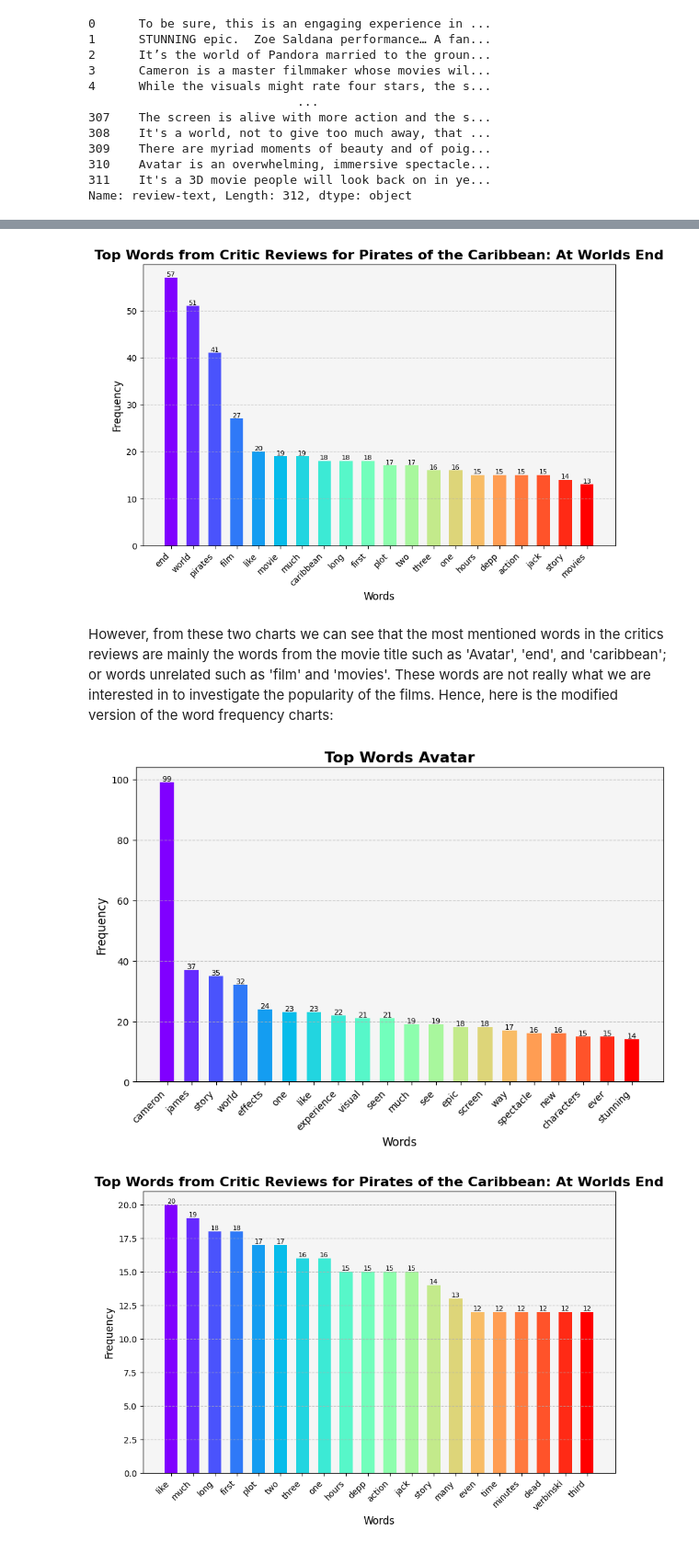
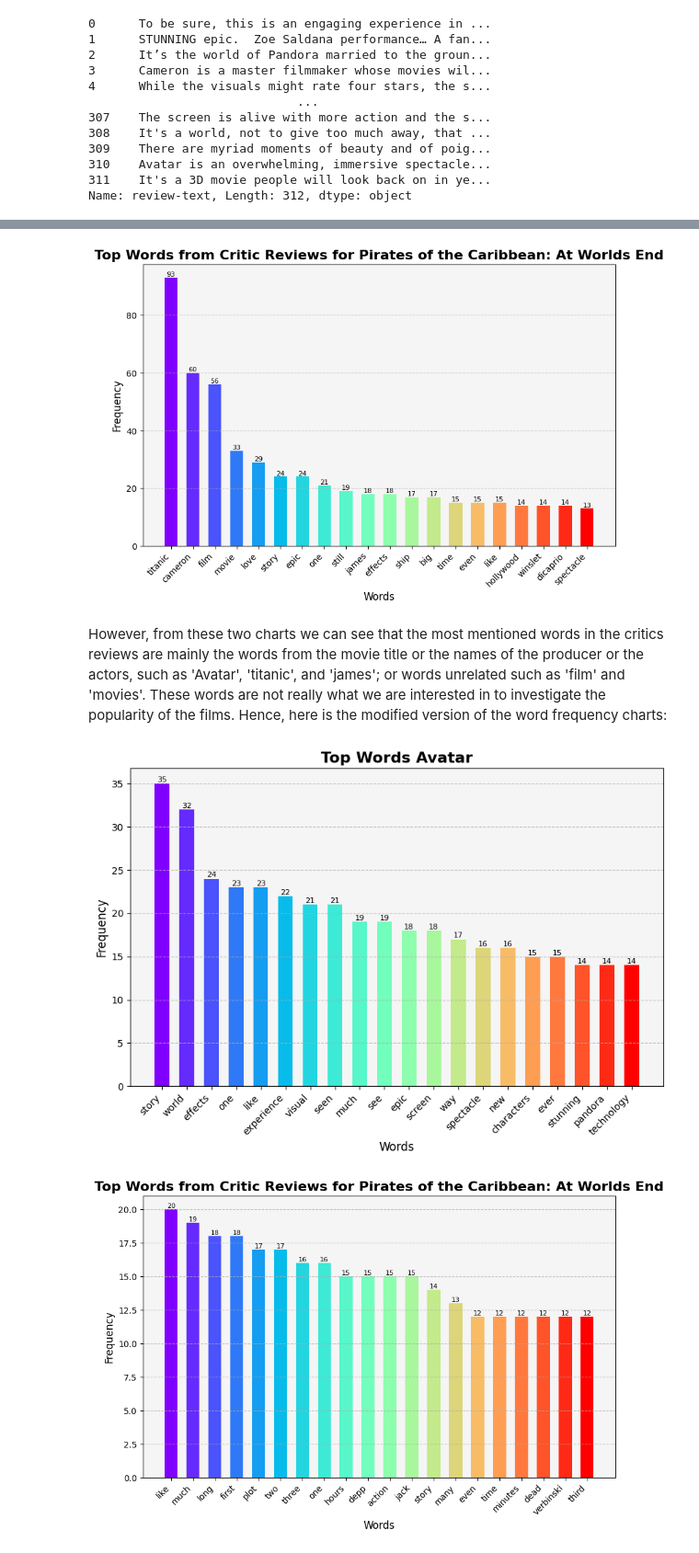
Before and after one commit to khou128/QM2, a Jupyter notebook: Project_NLP.ipynb, the cells around one changed output, grey strips where cells are left out. Shown at 92% size. Saved outputs shown, nothing was run; the diff lists cells and outputs as text; code cells hidden in the pictures.

```diff
--- a/Project_NLP.ipynb
+++ b/Project_NLP.ipynb
@@ -220,6 +225,6 @@ Note that 'Signed, Sealed, Delivered' (2013) is a TV show. It is originally goin
 # %%
-#Pirates of the Caribbean: At Worlds End
-url1 = 'https://raw.githubusercontent.com/khou128/QM2/main/critics_for_Pirate.csv'
+#Titanic:
+url1 = 'https://raw.githubusercontent.com/khou128/QM2/main/Titanic.csv'
 df1 = pd.read_csv(url1)
 df1.head
 # %% [output]
@@ -261,33 +266,33 @@ for bar in bars:
     plt.text(bar.get_x() + bar.get_width()/2, yval + 0.01, round(yval, 2), ha='center', va='bottom', fontsize=8)
 plt.show()
 # %% [output]
-[figure, old version]
+[figure, new version]
 # %% [markdown]
-However, from these two charts we can see that the most mentioned words in the critics reviews are mainly the words from the movie title such as 'Avatar', 'end', and 'caribbean'; or words unrelated such as 'film' and 'movies'. These words are not really what we are interested in to investigate the popularity of the films. Hence, here is the modified version of the word frequency charts:
+However, from these two charts we can see that the most mentioned words in the critics reviews are mainly the words from the movie title or the names of the producer or the actors, such as 'Avatar', 'titanic', and 'james'; or words unrelated such as 'film' and 'movies'. These words are not really what we are interested in to investigate the popularity of the films. Hence, here is the modified version of the word frequency charts:
 # %%
 #Word frequency for Avatar:
 text_data = ' '.join(df['review-text'].dropna())
 words = word_tokenize(text_data)
 stop_words = set(stopwords.words('english'))
-exclude_words = ['avatar', 'film', 'films', 'movie', 'movies']  # Add the words to exclude
+exclude_words = ['avatar', 'cameron' ,'james', 'film', 'films', 'movie', 'movies']  # Add the words to exclude
 words = [word.lower() for word in words if word.isalpha() and word.lower() not in stop_words and word.lower() not in exclude_words] # Filter out stop words and excluded words
 freq_dist = FreqDist(words)
 top_words = freq_dist.most_common(20)
 colormap = cm.get_cmap('rainbow', len(top_words))
 plt.figure(figsize=(10, 6))
 bars = plt.bar(*zip(*top_words), color=colormap(range(len(top_words))), width=0.6, align='center')
 plt.xlabel('Words', fontsize=12)
 plt.ylabel('Frequency', fontsize=12)
 plt.title('Top Words Avatar', fontsize=16, fontweight='bold')
 plt.xticks(rotation=45, ha='right', fontsize=10)
 plt.gca().set_facecolor('#F5F5F5')
 plt.grid(axis='y', linestyle='--', alpha=0.7)
 for bar in bars:
     yval = bar.get_height()
     plt.text(bar.get_x() + bar.get_width()/2, yval + 0.01, round(yval, 2), ha='center', va='bottom', fontsize=8)
 plt.show()
 # %% [output]
-[figure, old version]
+[figure, new version]
 # %%
 #Word frequency for Pirates of the Caribbean: At Worlds End:
 text_data = ' '.join(df1['review-text'].dropna())
```
Also changed, not shown: parts of 13 cells of this notebook.
